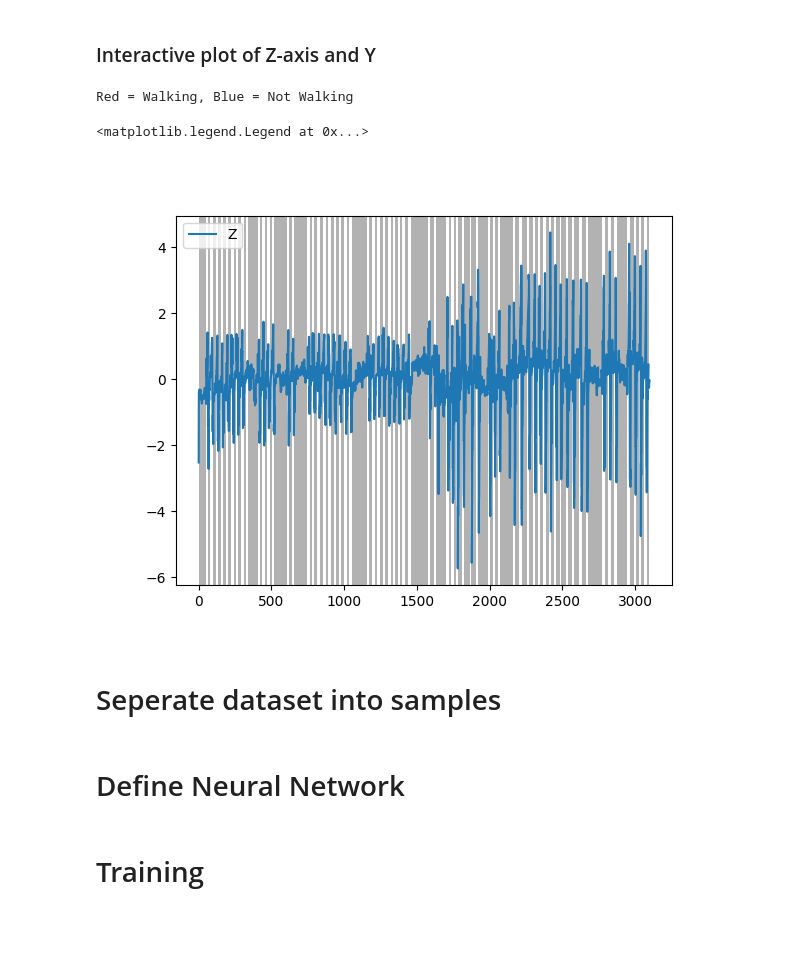
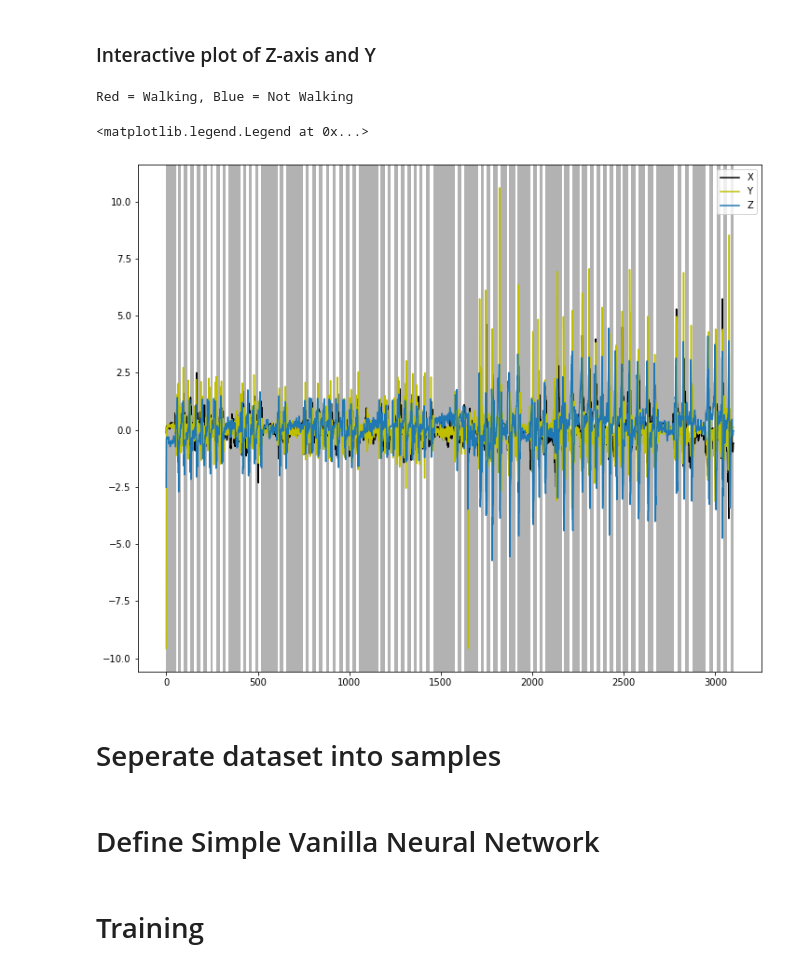
Before and after one commit to egesko/Step-Detection, a Jupyter notebook: Main.ipynb, the cells around one changed output. Saved outputs shown, nothing was run; the diff lists cells and outputs as text; code cells hidden in the pictures; blank space fills up the shorter version.

Commit message:
Updated plot to see how well every axis is doing in different sample sizes

```diff
--- a/Main.ipynb
+++ b/Main.ipynb
@@ -23,30 +24,30 @@ full_data.shape
 # %% [markdown]
 ### Interactive plot of Z-axis and Y
 # %%
-%matplotlib widget
+#%matplotlib widget
 
 print("Red = Walking, Blue = Not Walking")
-plt.figure()
+plt.figure(figsize=(12,10))
 
 testY = full_data[:,3]
 
 
 for i in range(len(full_data)):
     if(testY[i] == 1):
         plt.axvspan(i-1, i, facecolor='w', alpha=0.3)
     else:
         plt.axvspan(i-1, i, facecolor='k', alpha=0.3)
 
 
-#plt.plot(full_data[:,0]-np.mean(full_data[:,0]),color="k",label="X")
-#plt.plot(full_data[:,1]-np.mean(full_data[:,1]),color="y",label="Y")
+plt.plot(full_data[:,0]-np.mean(full_data[:,0]),color="k",label="X")
+plt.plot(full_data[:,1]-np.mean(full_data[:,1]),color="y",label="Y")
 plt.plot(full_data[:,2]-np.mean(full_data[:,2]),label="Z")
 #plt.plot(full_data[:,3],label="Walking?")
 plt.legend()
 # %% [output]
 Red = Walking, Blue = Not Walking
 <matplotlib.legend.Legend at 0x...>
-[figure, old version]
+[figure, new version]
 # %% [markdown]
 # Seperate dataset into samples
 # %%
@@ -70,7 +71,7 @@ def Prepare_Data(sampleLength,data):
 
     return finalX,Output
 # %% [markdown]
-# Define Neural Network
+# Define Simple Vanilla Neural Network
 # %%
 def my_model(n):
 
```
Also changed, not shown: parts of 3 cells of this notebook.
